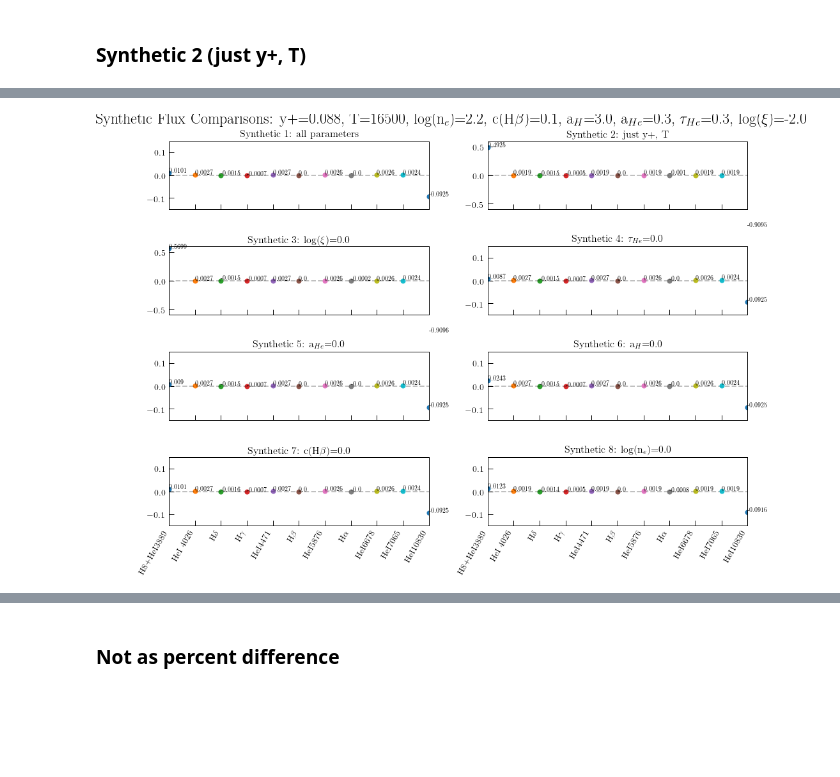
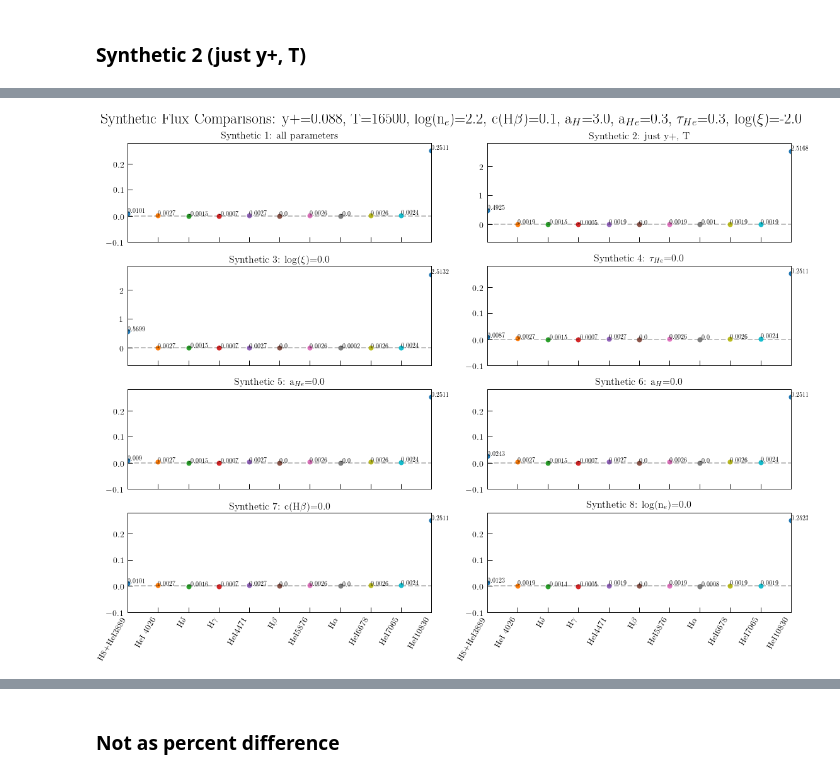
Before and after one commit to tiffanyhsyu/Yp, a Jupyter notebook: test_data/synthetic/synthetic_comparison.ipynb, the cells around one changed output, grey strips where cells are left out. Drawn from its saved outputs; the diff is of its cells as text; code cells hidden in the pictures; blank space fills up the shorter version.

```diff
--- a/test_data/synthetic/synthetic_comparison.ipynb
+++ b/test_data/synthetic/synthetic_comparison.ipynb
@@ -148,5 +129,5 @@ HeI10830 -0.09254213524385818
 # %%
-f, ax = plt.subplots(4,2, figsize=(14, 10), sharex=True)
+f, ax = plt.subplots(4,2, figsize=(16, 12), sharex=True)
 
 for c in range(1, len(erik.colnames)):
     col = erik.colnames[c]
@@ -155,55 +136,55 @@ for c in range(1, len(erik.colnames)):
     ax[0,0].axhline(0.0, color='black', alpha=0.025, ls='--')
     ax[0,0].set_xticks(np.arange(1, len(erik.colnames), 1))
     ax[0,0].set_title('Synthetic 1: all parameters')
-    ax[0,0].set_ylim(-0.15, 0.15)
+    ax[0,0].set_ylim(-0.1, 0.28)
     ax[0,1].plot(c, (erik[col][1]-ours[col][1])/ours[col][1], marker='o', markersize=8)
     ax[0,1].text(c, (erik[col][1]-ours[col][1])/ours[col][1], str(round((erik[col][1]-ours[col][1])/ours[col][1], 4)))
     ax[0,1].axhline(0.0, color='black', alpha=0.025, ls='--')
     ax[0,1].set_xticks(np.arange(1, len(erik.colnames), 1))
     ax[0,1].set_title('Synthetic 2: just y+, T')
-    ax[0,1].set_ylim(-0.6, 0.6)
+    ax[0,1].set_ylim(-0.6, 2.8)
     ax[1,0].plot(c, (erik[col][2]-ours[col][2])/ours[col][2], marker='o', markersize=8)
     ax[1,0].text(c, (erik[col][2]-ours[col][2])/ours[col][2], str(round((erik[col][2]-ours[col][2])/ours[col][2], 4)))
     ax[1,0].axhline(0.0, color='black', alpha=0.025, ls='--')
     ax[1,0].set_xticks(np.arange(1, len(erik.colnames), 1))
     ax[1,0].set_title(r'Synthetic 3: log($\xi$)=0.0')
-    ax[1,0].set_ylim(-0.6, 0.6)
+    ax[1,0].set_ylim(-0.6, 2.8)
     ax[1,1].plot(c, (erik[col][3]-ours[col][3])/ours[col][3], marker='o', markersize=8)
     ax[1,1].text(c, (erik[col][3]-ours[col][3])/ours[col][3], str(round((erik[col][3]-ours[col][3])/ours[col][3], 4)))
     ax[1,1].axhline(0.0, color='black', alpha=0.025, ls='--')
     ax[1,1].set_xticks(np.arange(1, len(erik.colnames), 1))
     ax[1,1].set_title(r'Synthetic 4: $\tau_{He}$=0.0')
-    ax[1,1].set_ylim(-0.15, 0.15)
+    ax[1,1].set_ylim(-0.1, 0.28)
     ax[2,0].plot(c, (erik[col][4]-ours[col][4])/ours[col][4], marker='o', markersize=8)
     ax[2,0].text(c, (erik[col][4]-ours[col][4])/ours[col][4], str(round((erik[col][4]-ours[col][4])/ours[col][4], 4)))
     ax[2,0].axhline(0.0, color='black', alpha=0.025, ls='--')
     ax[2,0].set_xticks(np.arange(1, len(erik.colnames), 1))
     ax[2,0].set_title(r'Synthetic 5: a$_{He}$=0.0')
-    ax[2,0].set_ylim(-0.15, 0.15)
+    ax[2,0].set_ylim(-0.1, 0.28)
     ax[2,1].plot(c, (erik[col][5]-ours[col][5])/ours[col][5], marker='o', markersize=8)
     ax[2,1].text(c, (erik[col][5]-ours[col][5])/ours[col][5], str(round((erik[col][5]-ours[col][5])/ours[col][5], 4)))
     ax[2,1].axhline(0.0, color='black', alpha=0.025, ls='--')
     ax[2,1].set_xticks(np.arange(1, len(erik.colnames), 1))
     ax[2,1].set_title(r'Synthetic 6: a$_{H}$=0.0')
-    ax[2,1].set_ylim(-0.15, 0.15)
+    ax[2,1].set_ylim(-0.1, 0.28)
     ax[3,0].plot(c, (erik[col][6]-ours[col][6])/ours[col][6], marker='o', markersize=8)
     ax[3,0].text(c, (erik[col][6]-ours[col][6])/ours[col][6], str(round((erik[col][6]-ours[col][6])/ours[col][6], 4)))
     ax[3,0].axhline(0.0, color='black', alpha=0.025, ls='--')
     ax[3,0].set_xticks(np.arange(1, len(erik.colnames), 1))
     ax[3,0].set_title(r'Synthetic 7: c(H$\beta$)=0.0')
-    ax[3,0].set_ylim(-0.15, 0.15)
+    ax[3,0].set_ylim(-0.1, 0.28)
     ax[3,0].set_xticklabels(['H8+HeI3889','HeI 4026', r'H$\delta$',r'H$\gamma$','HeI4471', \
                             r'H$\beta$', 'HeI5876',r'H$\alpha$','HeI6678','HeI7065','HeI10830'], rotation=60, ha='right')
     ax[3,1].plot(c, (erik[col][7]-ours[col][7])/ours[col][7], marker='o', markersize=8)
     ax[3,1].text(c, (erik[col][7]-ours[col][7])/ours[col][7], str(round((erik[col][7]-ours[col][7])/ours[col][7], 4)))
     ax[3,1].axhline(0.0, color='black', alpha=0.025, ls='--')
     ax[3,1].set_xticks(np.arange(1, len(erik.colnames), 1))
     ax[3,1].set_title(r'Synthetic 8: log(n$_{e}$)=0.0')
-    ax[3,1].set_ylim(-0.15, 0.15)
+    ax[3,1].set_ylim(-0.1, 0.28)
     ax[3,1].set_xticklabels(['H8+HeI3889','HeI 4026', r'H$\delta$',r'H$\gamma$','HeI4471', \
                             r'H$\beta$', 'HeI5876',r'H$\alpha$','HeI6678','HeI7065','HeI10830'], rotation=60, ha='right')
 f.suptitle(r'Synthetic Flux Comparisons: y+=0.088, T=16500, log(n$_{e}$)=2.2, c(H$\beta$)=0.1, a$_{H}$=3.0, a$_{He}$=0.3, $\tau_{He}$=0.3, log($\xi$)=-2.0', y=1.02, fontsize=24)
-#f.savefig('/Users/thsyu/Software/Yp/test_data/synthetic/synthetic_flux-comparison.pdf', overwrite=True)
+f.savefig('/Users/thsyu/Software/Yp/test_data/synthetic/synthetic_flux-comparison.pdf', overwrite=True)
 f.show()
 # %% [output]
-[figure, old version]
+[figure, new version]
```
Also changed, not shown: parts of 13 cells of this notebook.
